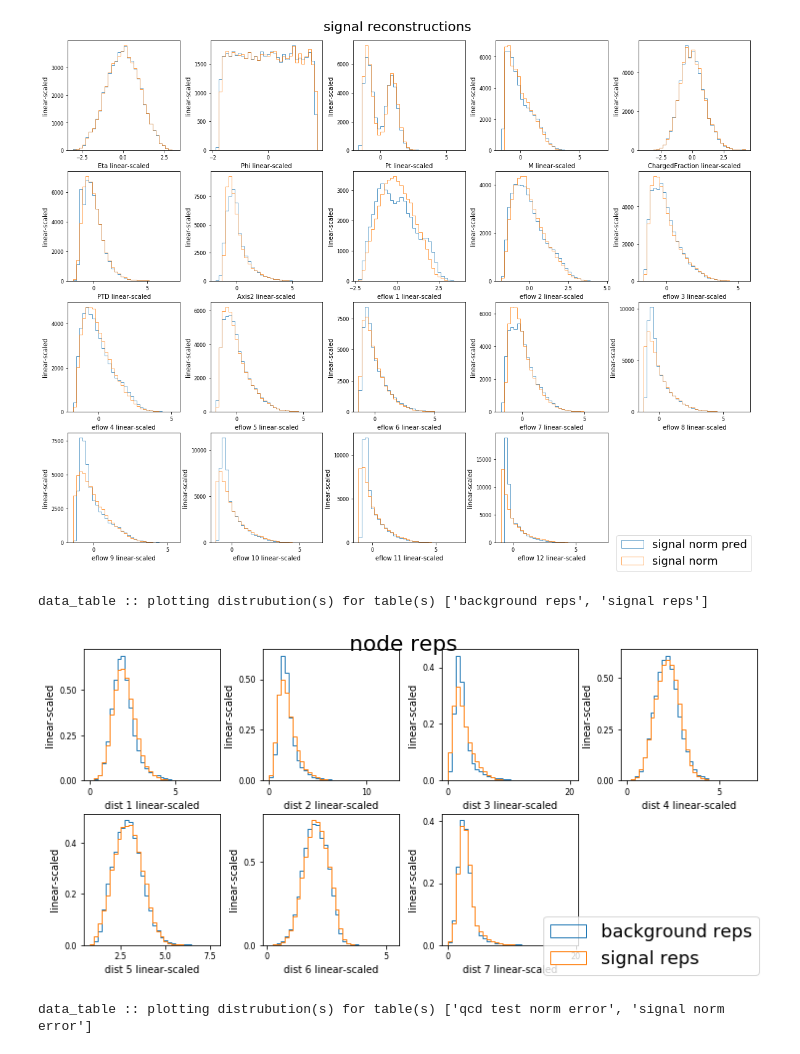
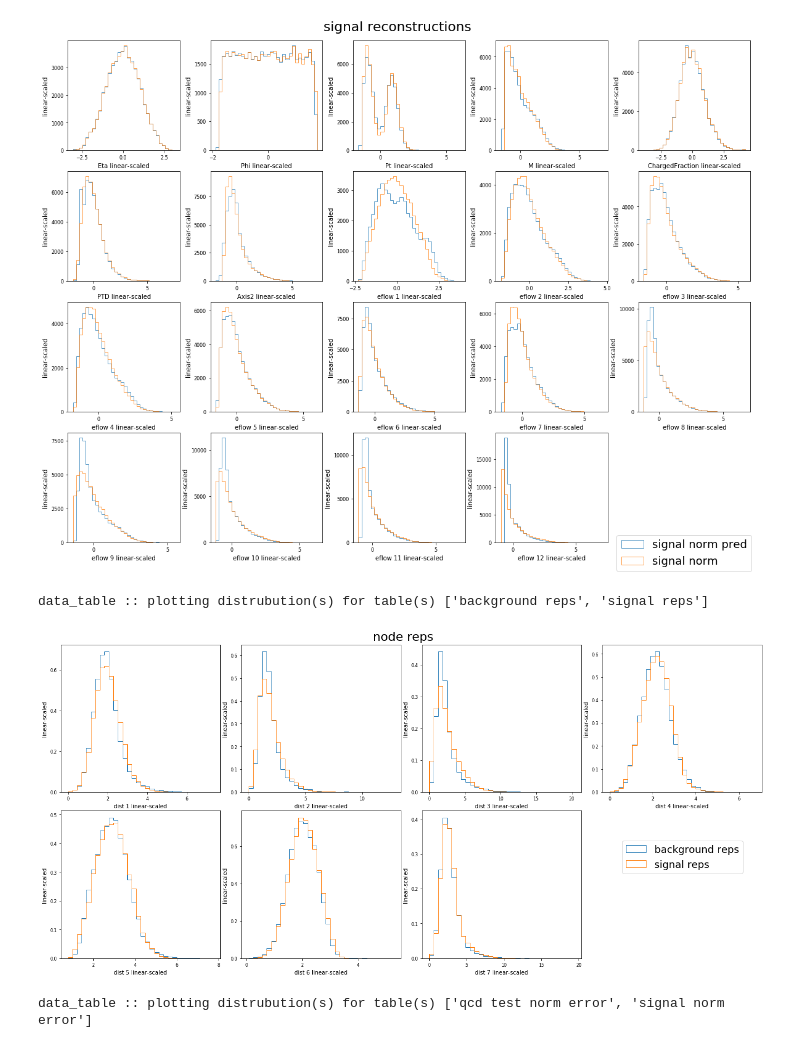
Before and after one commit to luclepot/SVJ, a Jupyter notebook: autoencode/notebooks/ae/eflow/combined_base3_7node_v1.ipynb, the cells around one changed output. Saved outputs shown, nothing was run; the diff lists cells and outputs as text; code cells hidden in the pictures.

```diff
--- a/autoencode/notebooks/ae/eflow/combined_base3_7node_v1.ipynb
+++ b/autoencode/notebooks/ae/eflow/combined_base3_7node_v1.ipynb
@@ -49,7 +49,7 @@ input_dim = len(signal.columns)
 test_split = 0.15
 val_split = 0.15
 
-filename = "{}_{}_{}_{}".format('hlf' if hlf else '', 'eflow' if eflow else '', target_dim, version)
+filename = "{}{}{}_{}".format('hlf_' if hlf else '', 'eflow{}_'.format(eflow_base) if eflow else '', target_dim, version)
 
 norm_args = {
     "norm_type": "StandardScaler"
@@ -169,10 +168,10 @@ data_table :: plotting distrubution(s) for table(s) ['qcd test norm pred', 'qcd
 data_table :: plotting distrubution(s) for table(s) ['signal norm pred', 'signal norm']
 [figure]
 # %%
-data_reps.plot(signal_reps, alpha=1, normed=1, figname='node reps', figsize=10, figloc='lower right', cols=4)
+data_reps.plot(signal_reps, alpha=1, normed=1, figname='node reps', figsize=18, figloc=(.8, .3), cols=4)
 # %% [output]
 data_table :: plotting distrubution(s) for table(s) ['background reps', 'signal reps']
-[figure, old version]
+[figure, new version]
 # %%
 data_err.plot(
     signal_err, figsize=15, normed='n',
```
Also changed, not shown: parts of 2 cells of this notebook, 21 other files.
